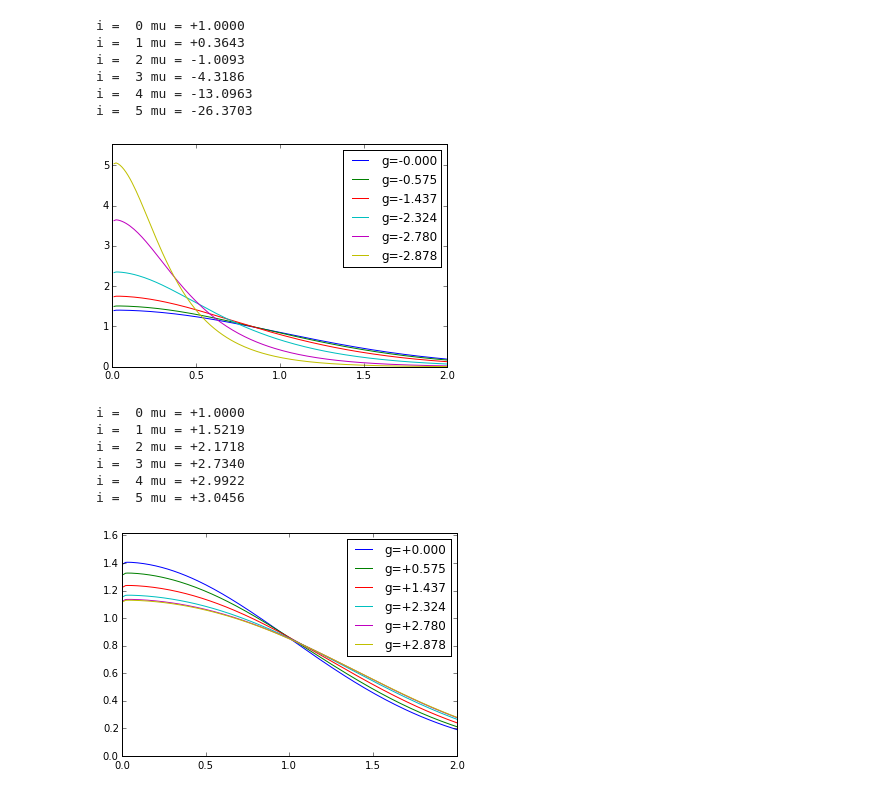
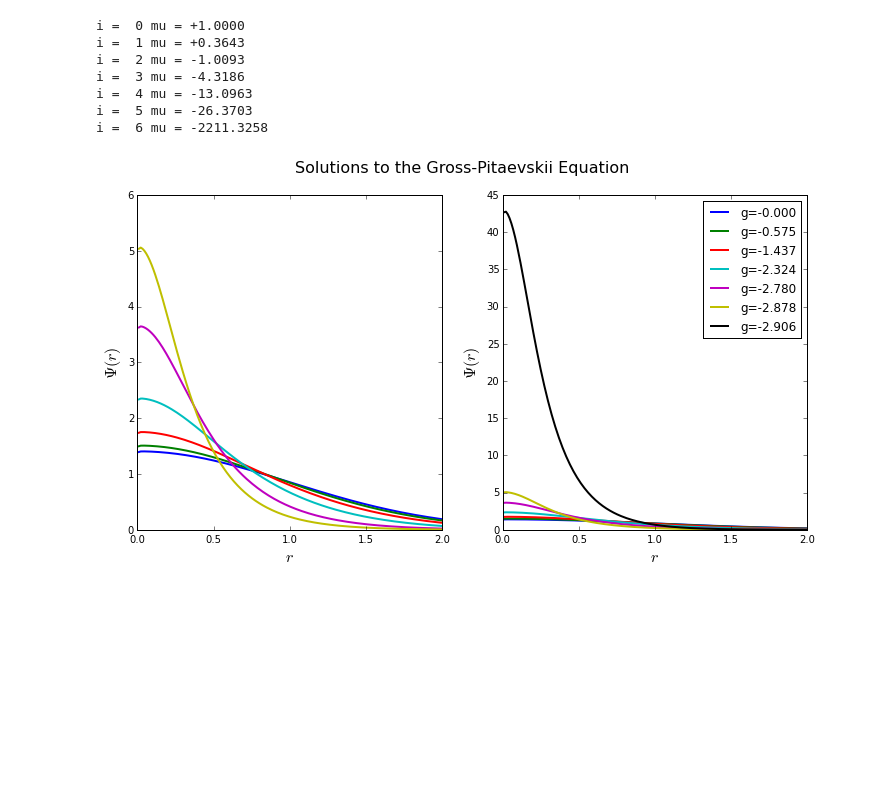
Before and after one commit to richford/dvr_py, a Jupyter notebook: gpe_demo.ipynb, the cells around one changed output. Cells and saved outputs as stored; diff of their text form; code cells hidden in the pictures; blank space fills up the shorter version.

```diff
--- a/gpe_demo.ipynb
+++ b/gpe_demo.ipynb
@@ -13,50 +10,39 @@ The autoreload extension is already loaded. To reload it, use:
 def v_trap(r):
     return 0.5 * r**2.
 # %%
-n_vals = np.array([0.0, 0.3663, 0.9147, 1.4798, 1.7695, 1.8319])
+n_vals = np.array([0.0, 0.3663, 0.9147, 1.4798, 1.7695, 1.8319, 1.85])
 n_particles = 2.
 g_vals = -n_vals * np.pi / n_particles
+f, axarr = plt.subplots(1, 2, figsize=(12, 6), dpi=100, facecolor='w', edgecolor='k')
 for i, g in enumerate(g_vals):
     p = gpe.GPESolver(v_trap=v_trap, g=g, N=n_particles, npts=500, R=6.0, dim=2, lam=0.)
     if i==0:
         y, mu = p.solve()
     else:
         y, mu = p.solve(xin=y)
     psi = p.get_psi(y)
-    plt.plot(p.basis.x, p.get_psi(y), label=r'g={g:+5.3f}'.format(g=g))
+    if i < 6:
+        axarr[0].plot(p.basis.x, p.get_psi(y), label=r'g={g:+5.3f}'.format(g=g), linewidth=2.0)
+    axarr[1].plot(p.basis.x, p.get_psi(y), label=r'g={g:+5.3f}'.format(g=g), linewidth=2.0)
     print 'i = {i:2d}'.format(i=i), 'mu = {mu:+6.4f}'.format(mu=mu)
 
-plt.axis(xmin=0, xmax=2, ymin=0, ymax=p.get_psi(y)[0] + 0.5)
-plt.legend();
+axarr[0].set_xlim(0, 2)
+axarr[0].set_ylim(0, 6)
+axarr[1].set_xlim(0, 2)
+axarr[1].set_ylim(0, 45)
+axarr[1].legend();
+axarr[0].set_xlabel(r'$r$', fontsize=16)
+axarr[0].set_ylabel(r'$\Psi(r)$', fontsize=16)
+axarr[1].set_xlabel(r'$r$', fontsize=16)
+axarr[1].set_ylabel(r'$\Psi(r)$', fontsize=16)
+f.suptitle('Solutions to the Gross-Pitaevskii Equation', fontsize=16)
+f.savefig('/Users/Adam/Desktop/tryme.png', dpi=100, bbox_inches='tight')
 # %% [output]
 i =  0 mu = +1.0000
 i =  1 mu = +0.3643
 i =  2 mu = -1.0093
 i =  3 mu = -4.3186
 i =  4 mu = -13.0963
 i =  5 mu = -26.3703
+i =  6 mu = -2211.3258
-[figure, old version]
+[figure, new version]
-# %%
-n_vals = np.array([0.0, 0.3663, 0.9147, 1.4798, 1.7695, 1.8319])
-n_particles = 2.
-g_vals = n_vals * np.pi / n_particles
-for i, g in enumerate(g_vals):
-    p = gpe.GPESolver(v_trap=v_trap, g=g, N=n_particles, npts=500, R=6.0, dim=2, lam=0.)
-    if i==0:
-        y, mu = p.solve()
-    else:
-        y, mu = p.solve(xin=y)
-    psi = p.get_psi(y)
-    plt.plot(p.basis.x, p.get_psi(y), label=r'g={g:+5.3f}'.format(g=g))
-    print 'i = {i:2d}'.format(i=i), 'mu = {mu:+6.4f}'.format(mu=mu)
-
-plt.axis(xmin=0, xmax=2, ymin=0, ymax=p.get_psi(y)[0] + 0.5)
-plt.legend();
-# %% [output]
-i =  0 mu = +1.0000
-i =  1 mu = +1.5219
-i =  2 mu = +2.1718
-i =  3 mu = +2.7340
-i =  4 mu = +2.9922
-i =  5 mu = +3.0456
-[figure, removed]
```
Also changed, not shown: parts of 1 cell of this notebook, 4 other files.
